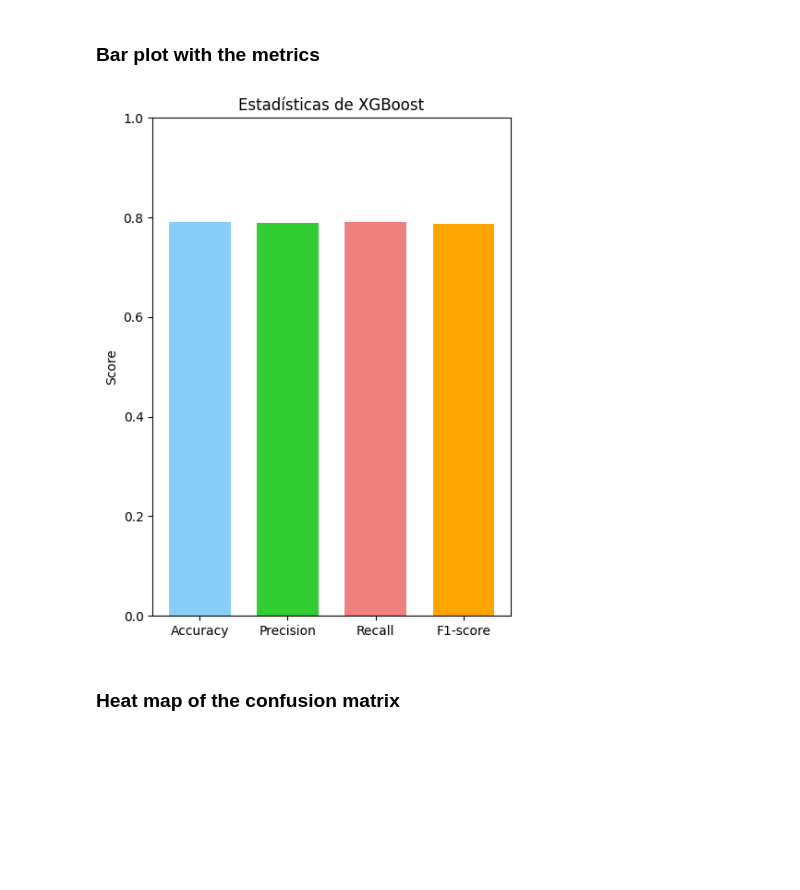
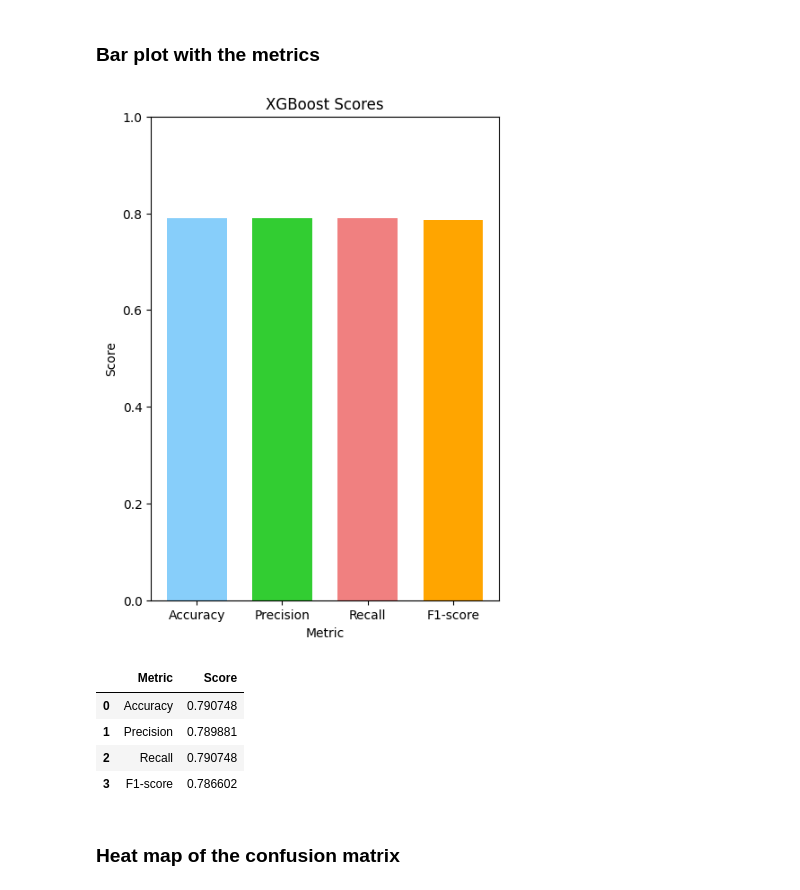
Before and after one commit to Saregom/ProjectDataScience, a Jupyter notebook: src/project_notebook.ipynb, the cells around one changed output. Drawn from its saved outputs; the diff is of its cells as text; code cells hidden in the pictures; blank space fills up the shorter version.

```diff
--- a/src/project_notebook.ipynb
+++ b/src/project_notebook.ipynb
@@ -411,7 +411,7 @@ X_train, X_test, Y_train, Y_test = train_test_split(X, Y, test_size=0.3, random_
 preprocessor = ColumnTransformer(
     transformers=[
         ('text', CountVectorizer(), 'ingredients'),
-        ('num', 'passthrough', ['estimated calories', 'ingredients quantity'])
+        ('num', StandardScaler(), ['estimated calories', 'ingredients quantity'])
     ])
 
 # setting the model with the pipeline
@@ -437,22 +437,31 @@ Accuracy: 0.7907483449258359
 # %%
 # converting the metrics to a data frame
 metrics_df = pd.DataFrame({
     'Metric': ['Accuracy', 'Precision', 'Recall', 'F1-score'],
     'Score': [accuracy_score(Y_test, y_hat_xgb),
               precision_score(Y_test, y_hat_xgb, average='weighted'),
               recall_score(Y_test, y_hat_xgb, average='weighted'),
               f1_score(Y_test, y_hat_xgb, average='weighted')]
 })
 
 # Plotting the metrics
+
 plt.figure(figsize=(5, 7))
 plt.bar(metrics_df['Metric'], metrics_df['Score'], width=0.7, color=['lightskyblue', 'limegreen', 'lightcoral', 'orange'])
 plt.ylim(0, 1)
-plt.title('Estadísticas de XGBoost')
+plt.title('XGBoost Scores')
 plt.ylabel('Score')
+plt.xlabel('Metric')
 plt.show()
+
+metrics_df
 # %% [output]
-[figure, old version]
+[figure, new version]
+|  | Metric | Score |
+| 0 | Accuracy | 0.790748 |
+| 1 | Precision | 0.789881 |
+| 2 | Recall | 0.790748 |
+| 3 | F1-score | 0.786602 |
 # %% [markdown]
 ### Heat map of the confusion matrix
 # %%
```
Also changed, not shown: parts of 2 cells of this notebook, 2 other files.
